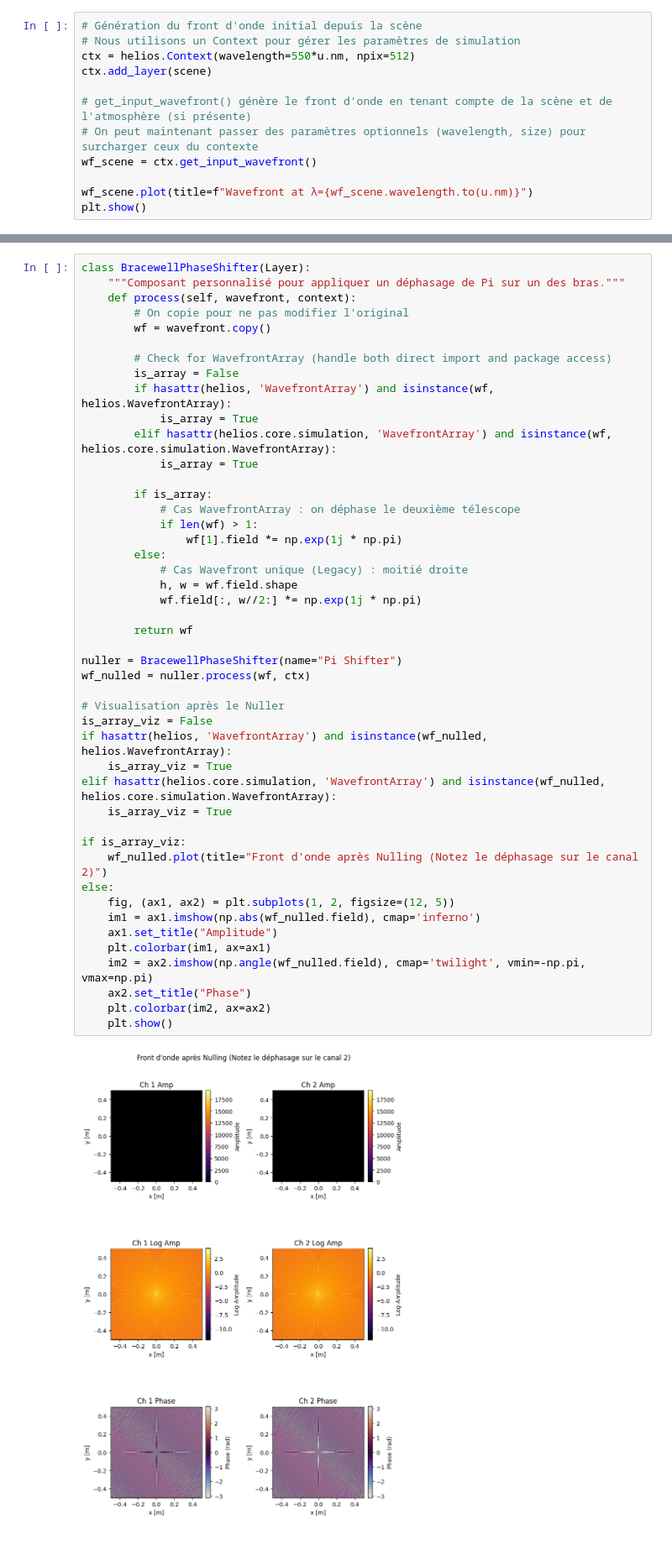
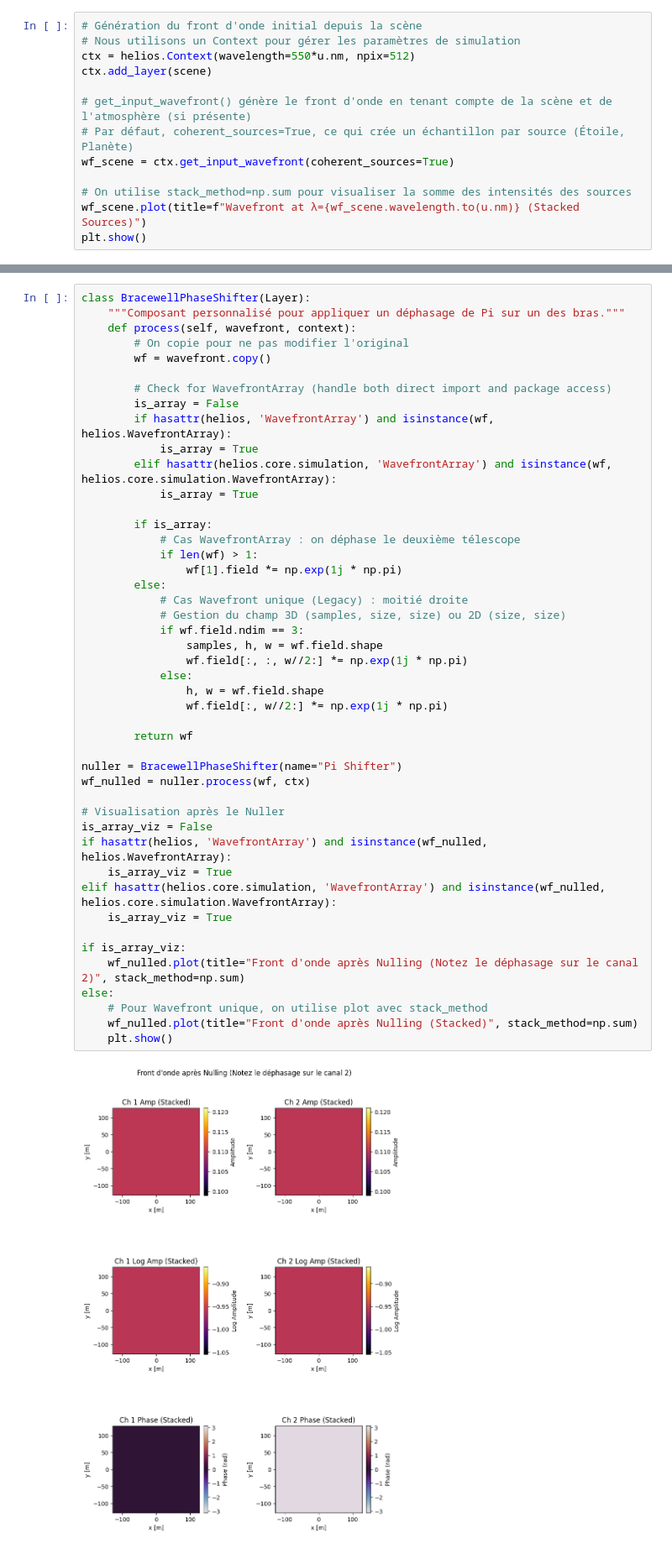
Before and after one commit to VForiel/HELIOS, a Jupyter notebook: tests.ipynb, the cells around one changed output, grey strips where cells are left out. Shown at 84% size. Drawn from its saved outputs; the diff is of its cells as text.

```diff
--- a/tests.ipynb
+++ b/tests.ipynb
@@ -86,9 +86,10 @@ ctx = helios.Context(wavelength=550*u.nm, npix=512)
 ctx.add_layer(scene)
 
 # get_input_wavefront() génère le front d'onde en tenant compte de la scène et de l'atmosphère (si présente)
-# On peut maintenant passer des paramètres optionnels (wavelength, size) pour surcharger ceux du contexte
-wf_scene = ctx.get_input_wavefront()
+# Par défaut, coherent_sources=True, ce qui crée un échantillon par source (Étoile, Planète)
+wf_scene = ctx.get_input_wavefront(coherent_sources=True)
 
-wf_scene.plot(title=f"Wavefront at λ={wf_scene.wavelength.to(u.nm)}")
+# On utilise stack_method=np.sum pour visualiser la somme des intensités des sources
+wf_scene.plot(title=f"Wavefront at λ={wf_scene.wavelength.to(u.nm)} (Stacked Sources)")
 plt.show()
 # %% [output]
@@ -124,44 +126,44 @@ class BracewellPhaseShifter(Layer):
         # Check for WavefrontArray (handle both direct import and package access)
         is_array = False
         if hasattr(helios, 'WavefrontArray') and isinstance(wf, helios.WavefrontArray):
             is_array = True
         elif hasattr(helios.core.simulation, 'WavefrontArray') and isinstance(wf, helios.core.simulation.WavefrontArray):
             is_array = True
 
         if is_array:
             # Cas WavefrontArray : on déphase le deuxième télescope
             if len(wf) > 1:
                 wf[1].field *= np.exp(1j * np.pi)
         else:
             # Cas Wavefront unique (Legacy) : moitié droite
-            h, w = wf.field.shape
-            wf.field[:, w//2:] *= np.exp(1j * np.pi)
+            # Gestion du champ 3D (samples, size, size) ou 2D (size, size)
+            if wf.field.ndim == 3:
+                samples, h, w = wf.field.shape
+                wf.field[:, :, w//2:] *= np.exp(1j * np.pi)
+            else:
+                h, w = wf.field.shape
+                wf.field[:, w//2:] *= np.exp(1j * np.pi)
 
         return wf
 
 nuller = BracewellPhaseShifter(name="Pi Shifter")
 wf_nulled = nuller.process(wf, ctx)
 
 # Visualisation après le Nuller
 is_array_viz = False
 if hasattr(helios, 'WavefrontArray') and isinstance(wf_nulled, helios.WavefrontArray):
     is_array_viz = True
 elif hasattr(helios.core.simulation, 'WavefrontArray') and isinstance(wf_nulled, helios.core.simulation.WavefrontArray):
     is_array_viz = True
 
 if is_array_viz:
-    wf_nulled.plot(title="Front d'onde après Nulling (Notez le déphasage sur le canal 2)")
+    wf_nulled.plot(title="Front d'onde après Nulling (Notez le déphasage sur le canal 2)", stack_method=np.sum)
 else:
-    fig, (ax1, ax2) = plt.subplots(1, 2, figsize=(12, 5))
-    im1 = ax1.imshow(np.abs(wf_nulled.field), cmap='inferno')
-    ax1.set_title("Amplitude")
-    plt.colorbar(im1, ax=ax1)
-    im2 = ax2.imshow(np.angle(wf_nulled.field), cmap='twilight', vmin=-np.pi, vmax=np.pi)
-    ax2.set_title("Phase")
-    plt.colorbar(im2, ax=ax2)
+    # Pour Wavefront unique, on utilise plot avec stack_method
+    wf_nulled.plot(title="Front d'onde après Nulling (Stacked)", stack_method=np.sum)
     plt.show()
 # %% [output]
-[figure, old version]
+[figure, new version]
 # %% [markdown]
 ## Étape 5 : Détection (Plan Focal)
 
```
Also changed, not shown: parts of 5 cells of this notebook, 11 other files.
